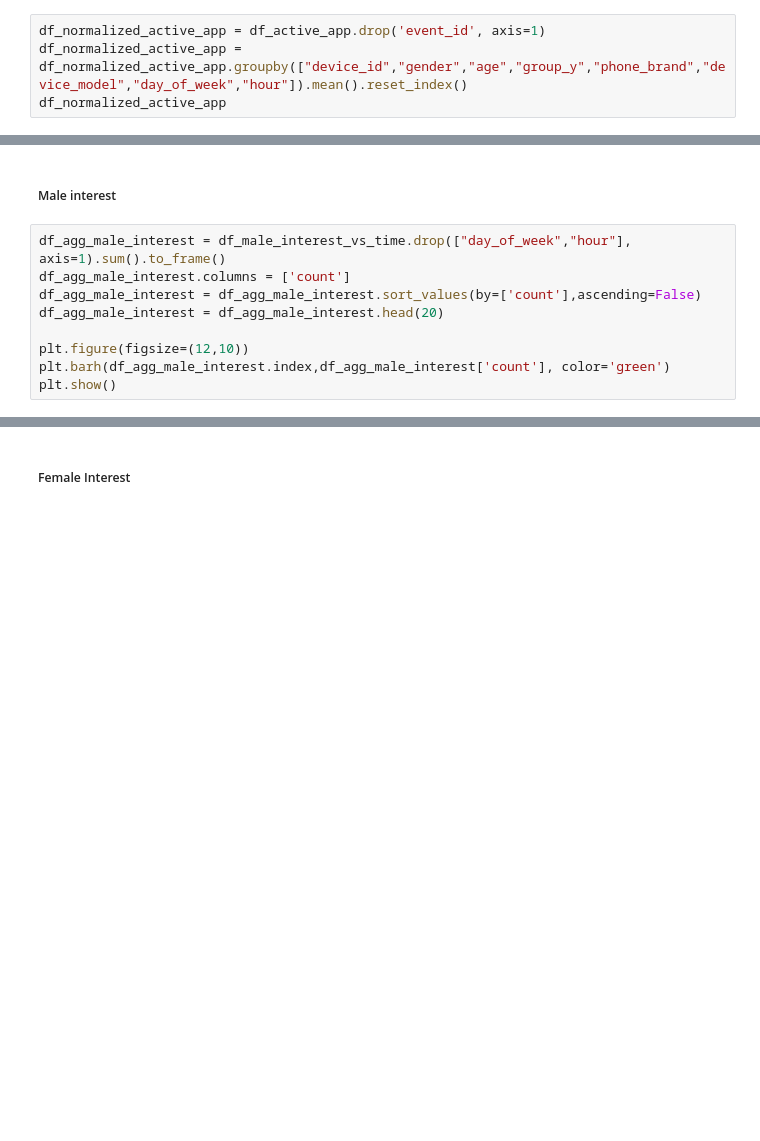
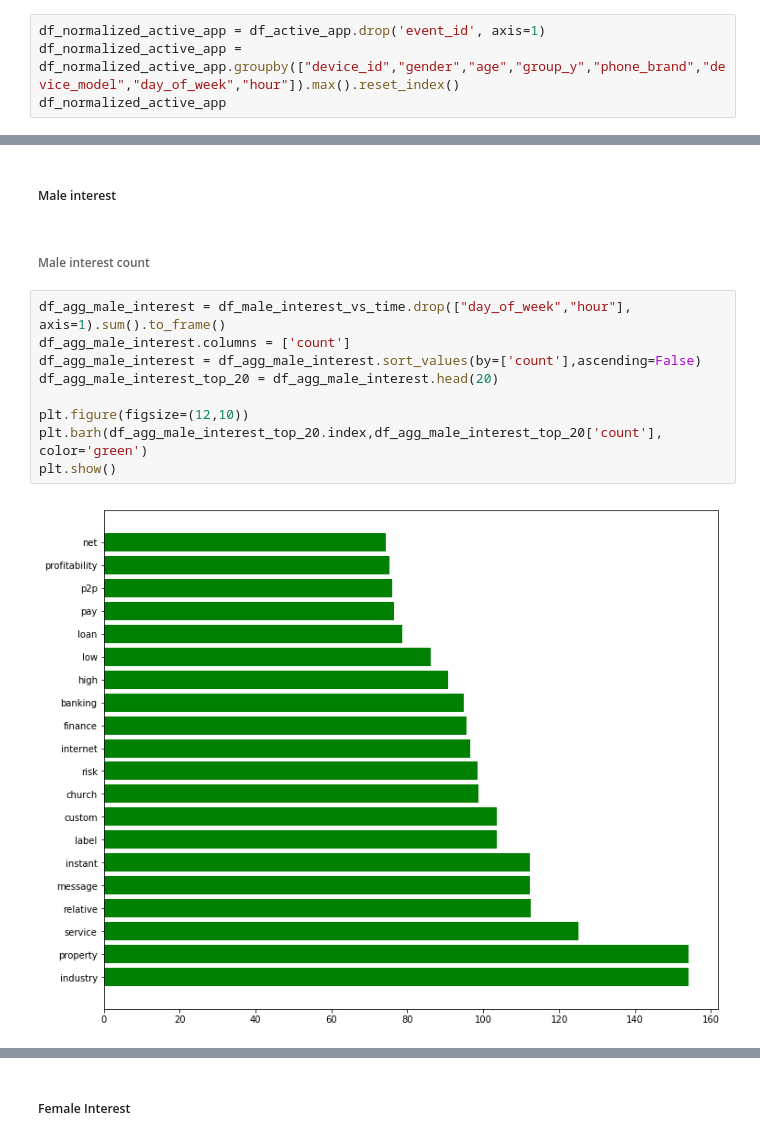
Before and after one commit to wlee0515/Application_Criteria_Generator, a Jupyter notebook: Application_Criteria_Generator/Code/DataPrep/Exploratory Data Analysis.ipynb, the cells around one changed output, grey strips where cells are left out. Drawn from its saved outputs; the diff is of its cells as text; blank space fills up the shorter version.

```diff
--- a/Application_Criteria_Generator/Code/DataPrep/Exploratory Data Analysis.ipynb
+++ b/Application_Criteria_Generator/Code/DataPrep/Exploratory Data Analysis.ipynb
@@ -146,5 +146,5 @@ df_events_per_user_per_hour
 ### Reduce the Data to 1 Event Per User per Hour
 # %%
 df_normalized_active_app = df_active_app.drop('event_id', axis=1)
-df_normalized_active_app = df_normalized_active_app.groupby(["device_id","gender","age","group_y","phone_brand","device_model","day_of_week","hour"]).mean().reset_index()
+df_normalized_active_app = df_normalized_active_app.groupby(["device_id","gender","age","group_y","phone_brand","device_model","day_of_week","hour"]).max().reset_index()
 df_normalized_active_app
@@ -334,12 +456,16 @@ plt.show()
 #### Finding the Most Interested Labels
 # %% [markdown]
 ##### Male interest
+# %% [markdown]
+###### Male interest count
 # %%
 df_agg_male_interest = df_male_interest_vs_time.drop(["day_of_week","hour"], axis=1).sum().to_frame()
 df_agg_male_interest.columns = ['count']
 df_agg_male_interest = df_agg_male_interest.sort_values(by=['count'],ascending=False)
-df_agg_male_interest = df_agg_male_interest.head(20)
+df_agg_male_interest_top_20 = df_agg_male_interest.head(20)
 
 plt.figure(figsize=(12,10))
-plt.barh(df_agg_male_interest.index,df_agg_male_interest['count'], color='green')
+plt.barh(df_agg_male_interest_top_20.index,df_agg_male_interest_top_20['count'], color='green')
 plt.show()
+# %% [output]
+[figure, added]
```
Also changed, not shown: parts of 39 cells of this notebook.
